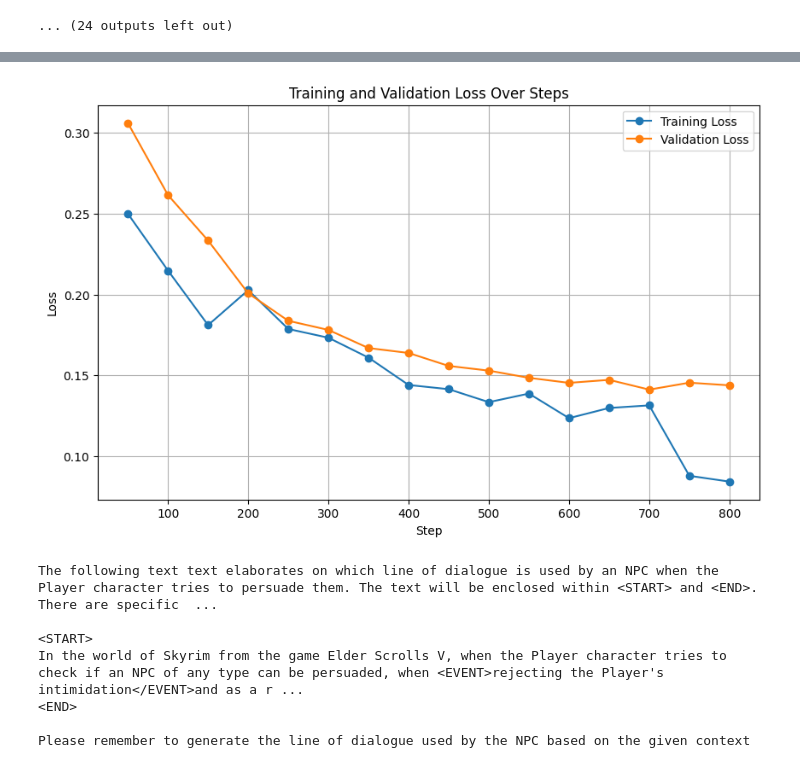
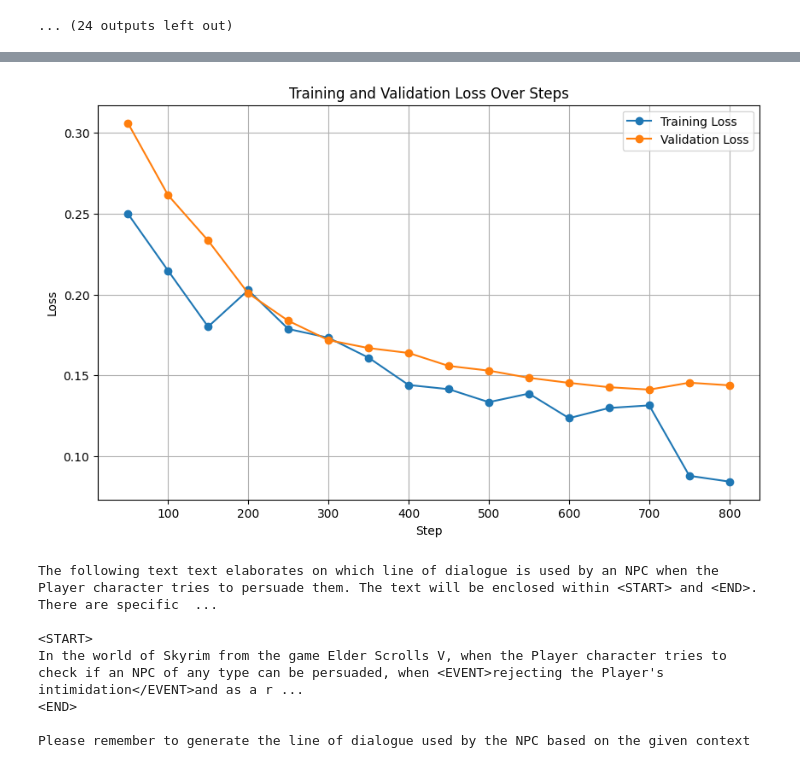
Before and after one commit to geoartop/Thesis-LLM-FineTuning-for-interactive-game-dialogues, a Jupyter notebook: llama2_dialogue_data_finetune.ipynb, the cells around one changed output, grey strips where cells are left out. Drawn from its saved outputs; the diff is of its cells as text; code cells hidden in the pictures.

Commit message:
Finalise the code of the notebooks, with correct diagrams but without descriptions

```diff
--- a/llama2_dialogue_data_finetune.ipynb
+++ b/llama2_dialogue_data_finetune.ipynb
@@ -536,53 +575,24 @@ dataloader_config = DataLoaderConfiguration(dispatch_batches=None, split_batches
 # %%
-import pandas as pd
-
-import matplotlib.pyplot as plt
-
-# Data from the user's image
-
-data = {
-
-    "Step": [50, 100, 150, 200, 250, 300, 350, 400, 450, 500, 550, 600, 650, 700, 750, 800],
-
-    "Training Loss": [0.249900, 0.214800, 0.181100, 0.202700, 0.178700, 0.173300, 0.161000,
-
-                      0.144100, 0.141500, 0.133500, 0.138800, 0.123600, 0.129900, 0.131500,
-
-                      0.088000, 0.084400],
-
-    "Validation Loss": [0.305938, 0.261423, 0.233338, 0.200755, 0.183751, 0.178125, 0.166915,
-
-                        0.163881, 0.155863, 0.152969, 0.148526, 0.145410, 0.147274, 0.141237,
-
-                        0.145517, 0.143891]
-
-}
-
-# Create a DataFrame
-
-df = pd.DataFrame(data)
-
 # Plotting
-
 plt.figure(figsize=(10, 6))
 
-plt.plot(df["Step"], df["Training Loss"], label="Training Loss", marker='o')
+plt.plot(df["step"], df["loss"], label="Training Loss", marker='o')
 
-plt.plot(df["Step"], df["Validation Loss"], label="Validation Loss", marker='o')
+plt.plot(df["step"], df["eval_loss"], label="Validation Loss", marker='o')
 
 plt.title("Training and Validation Loss Over Steps")
 
 plt.xlabel("Step")
 
 plt.ylabel("Loss")
 
 plt.grid(True)
 
 plt.legend()
 
 plt.show()
 # %% [output]
-[figure, old version]
+[figure, new version]
 # %%
 import torch
 from transformers import AutoTokenizer, AutoModelForCausalLM, BitsAndBytesConfig
```
Also changed, not shown: parts of 20 cells of this notebook, 4 other files.
